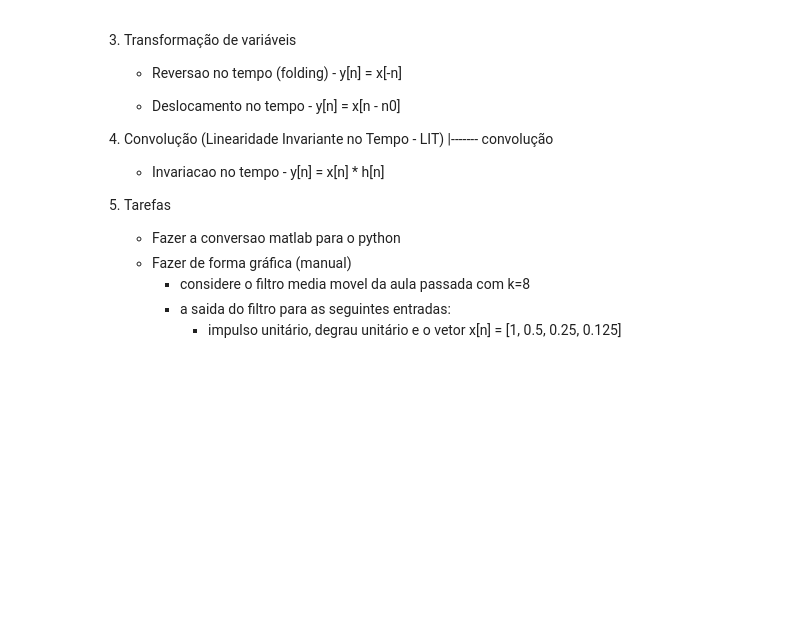
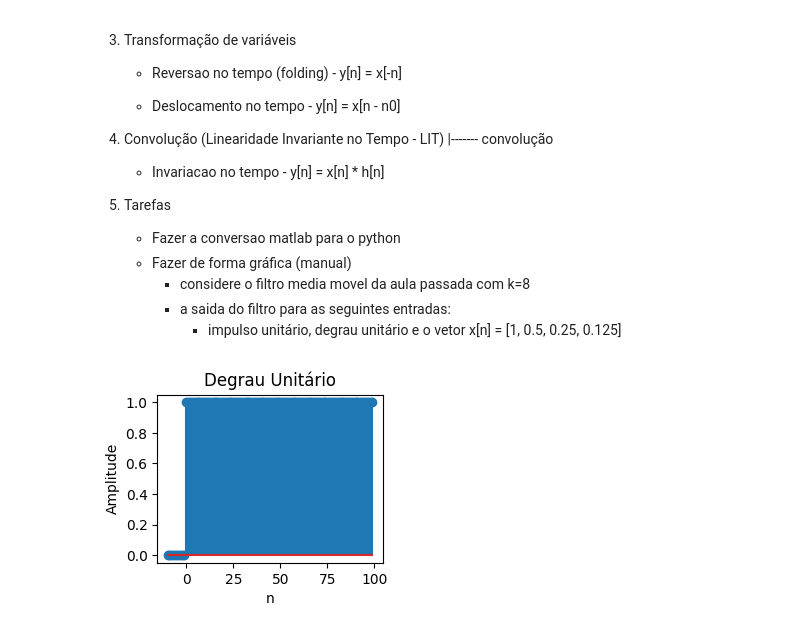
Before and after one commit to mpsmaker/UNIVALI, a Jupyter notebook: 21814_PDS/Aula_03/Note1_tarefa.ipynb, the cells around one changed output. Cells and saved outputs as stored; diff of their text form; code cells hidden in the pictures; blank space fills up the shorter version.

```diff
--- a/21814_PDS/Aula_03/Note1_tarefa.ipynb
+++ b/21814_PDS/Aula_03/Note1_tarefa.ipynb
@@ -26,3 +22,37 @@ h = np.array([1, 0.5, 0.25, 0.125])
+# %%
+def impulso_unitario(n, n0=0):
+    return np.where(n == n0, 1, 0)
+
+def degrau_unitario(n, n0=0):
+    return np.where(n >= n0, 1, 0)
+
+# Exemplo do cálculo da convolução
+#x = np.array([2, 0, 1, 0, 0, 0])
+
+#x = np.array([1, 0.5, 0.25, 0.125, 0.0625, 0.03125])
+#h = np.array([4, 4, 4, 4, 4, 4])
+
+#x = np.array([1, 0, -1, 0, 1])
+#h = np.array([0.1, 0.4, 0.5, 0.4, 0.1])
+
+n = np.arange(-10, 100)  # Amostras no intervalo de -10 a 10
+#x = impulso_unitario(n, n0=0)
+x = degrau_unitario(n, n0=0)
+
+plt.subplot(2, 2, 1)
+plt.stem(n, x)
+plt.title('Degrau Unitário')
+plt.xlabel('n')
+plt.ylabel('Amplitude')
+
+
+#x = np.array([1, 0, 0, 0, 0, 0, 0, 0])
+h = np.array([0.125, 0.125, 0.125, 0.125, 0.125, 0.125, 0.125, 0.125])
+
+#h = np.array([0.25, 0.25, 0.25, 0.25, 0.25, 0.25])
+#h = np.array([1, 0.5, 0.25, 0.125])
+# %% [output]
+[figure, added]
 # %%
 y = np.convolve(x, h)
 
```
Also changed, not shown: parts of 3 cells of this notebook, 4 other files.
